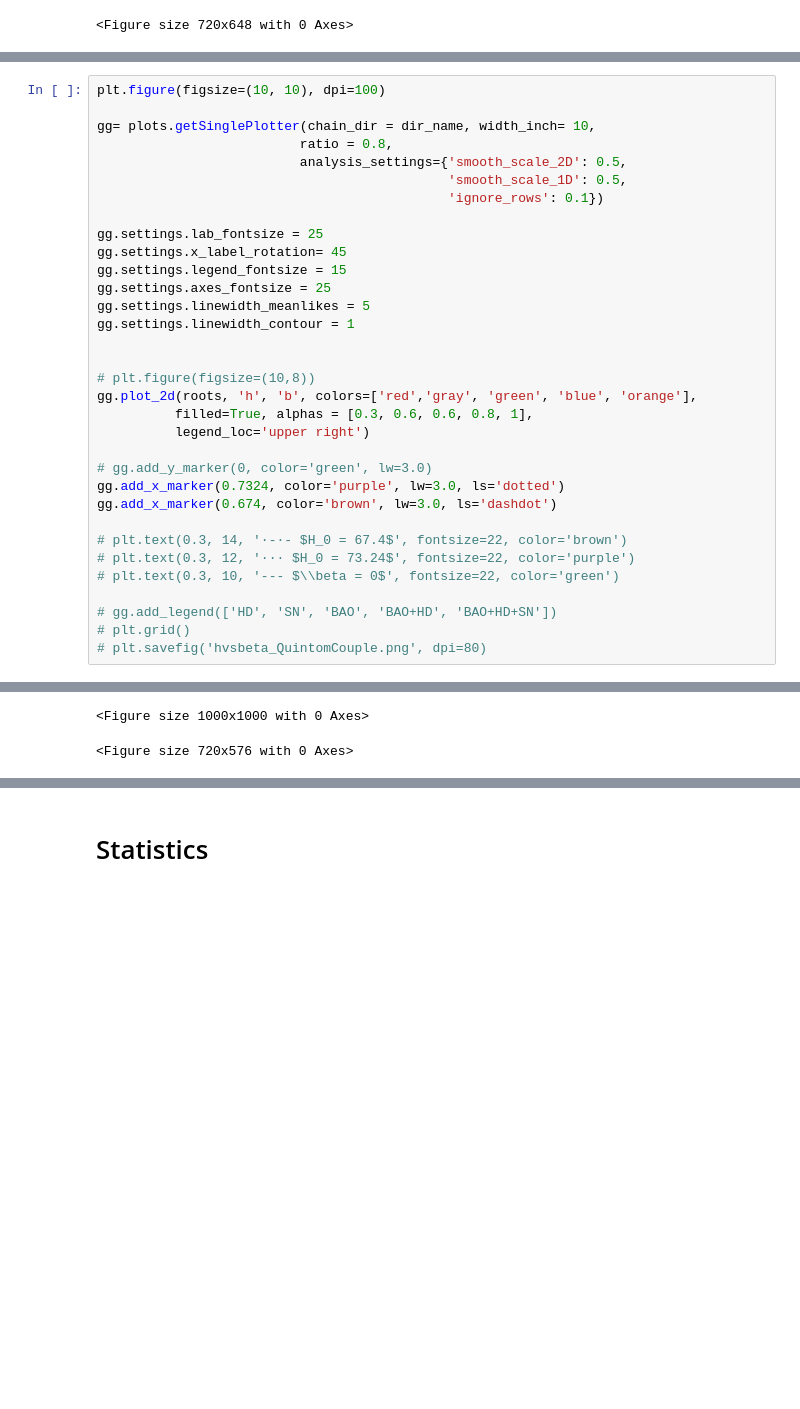
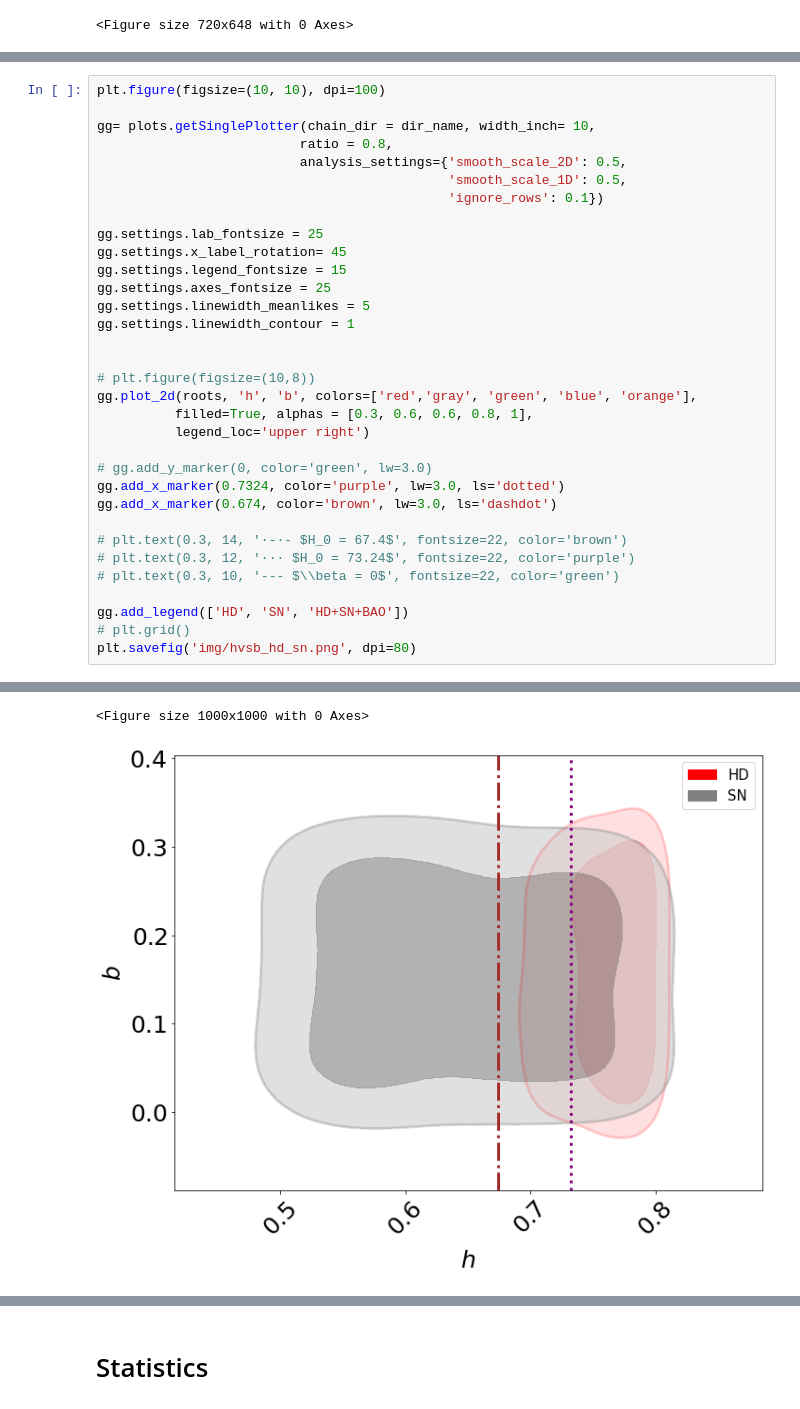
Before and after one commit to igomezv/cosmo_tools, a Jupyter notebook: models/nled/posteriors_nled.ipynb, the cells around one changed output, grey strips where cells are left out. Saved outputs shown, nothing was run; the diff lists cells and outputs as text; blank space fills up the shorter version.

```diff
--- a/models/nled/posteriors_nled.ipynb
+++ b/models/nled/posteriors_nled.ipynb
@@ -104,7 +105,7 @@ gg.add_x_marker(0.674, color='brown', lw=3.0, ls='dashdot')
 # plt.text(0.3, 12, '··· $H_0 = 73.24$', fontsize=22, color='purple')
 # plt.text(0.3, 10, '--- $\\beta = 0$', fontsize=22, color='green')
 
-# gg.add_legend(['HD', 'SN', 'BAO', 'BAO+HD', 'BAO+HD+SN'])
+gg.add_legend(['HD', 'SN', 'HD+SN+BAO'])
 # plt.grid()
-# plt.savefig('hvsbeta_QuintomCouple.png', dpi=80)
+plt.savefig('img/hvsb_hd_sn.png', dpi=80)
 # %% [output]
@@ -114,5 +117,5 @@ ValueError: zero-size array to reduction operation minimum which has no identity
 <Figure size 1000x1000 with 0 Axes>
-<Figure size 720x576 with 0 Axes>
+[figure, added]
 # %%
 plt.figure(figsize=(10, 10), dpi=100)
 
```
Also changed, not shown: parts of 10 cells of this notebook.
